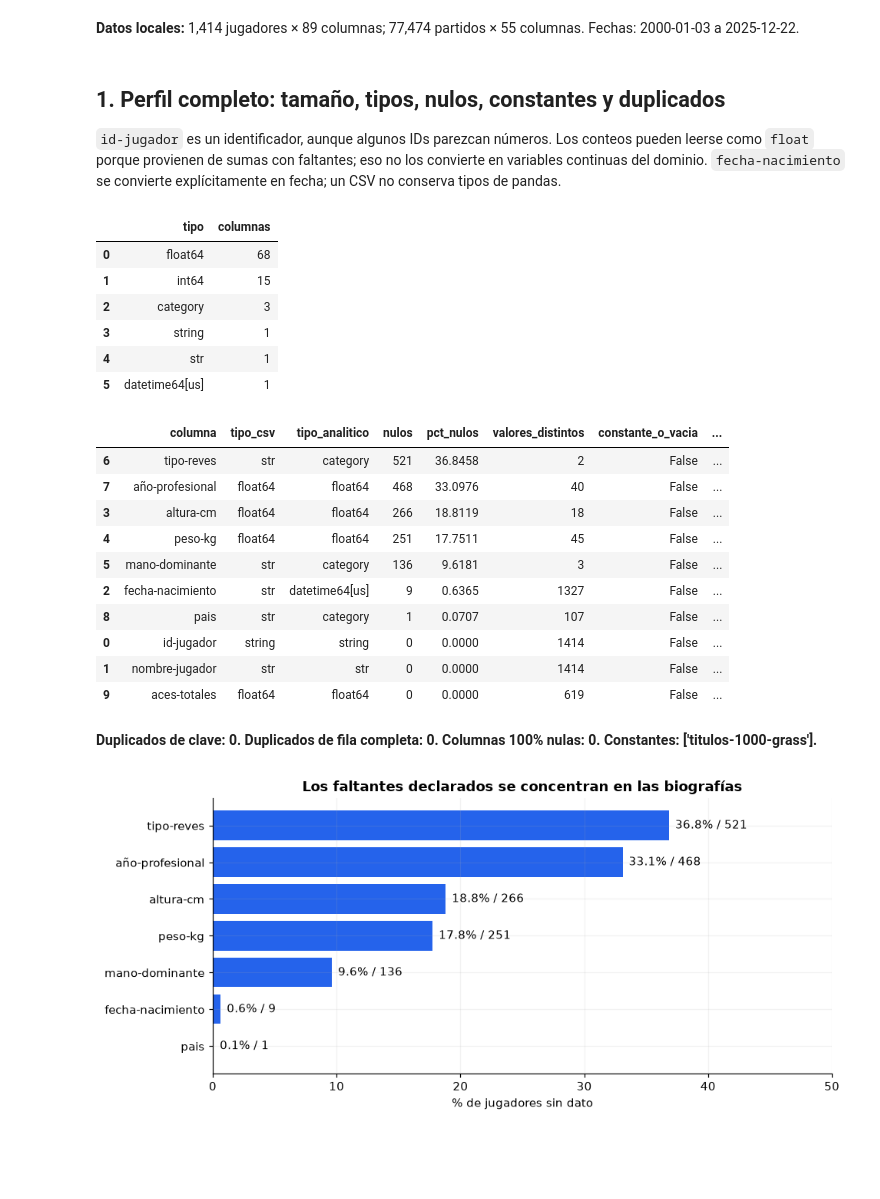
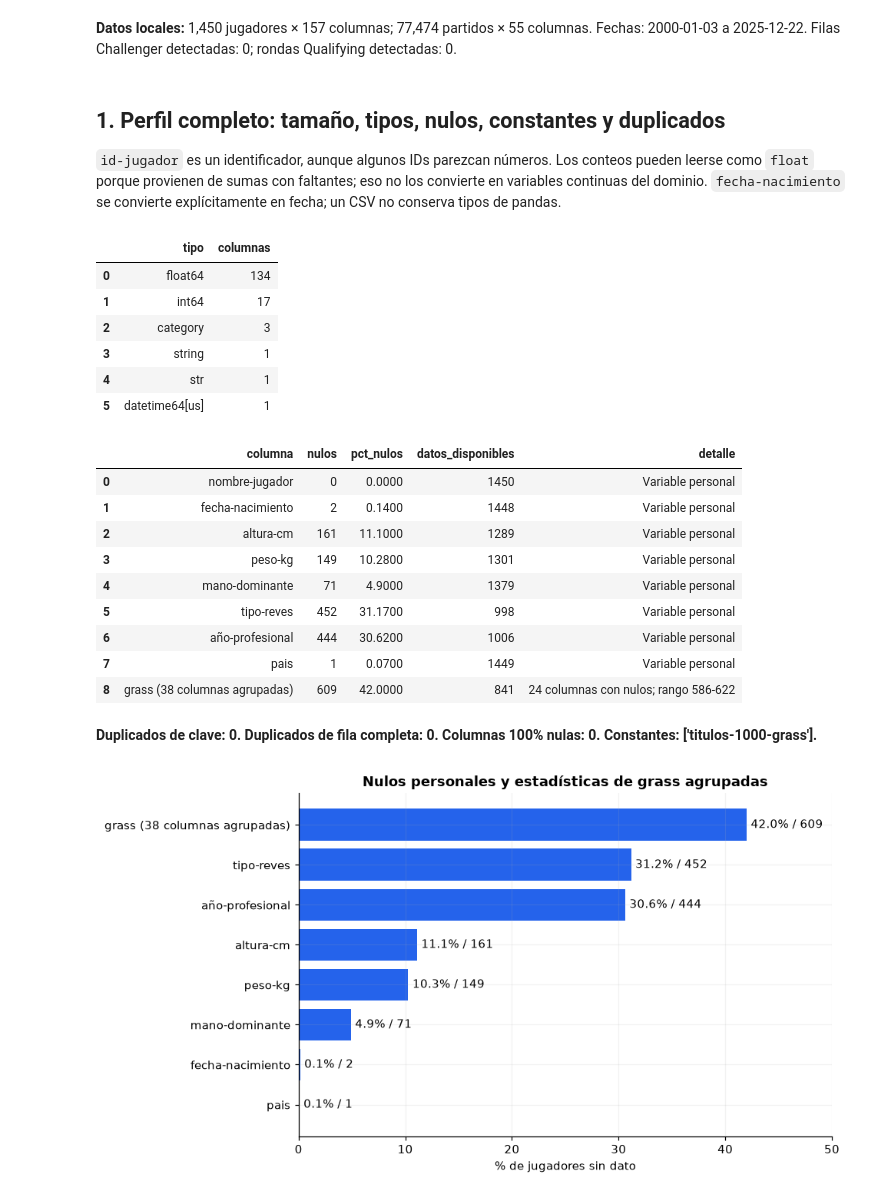
Before and after one commit to Rami195/ATP, a Jupyter notebook: entrega2/EDA_ATP_Entrega2.ipynb, the cells around one changed output. Cells and saved outputs as stored; diff of their text form; code cells hidden in the pictures; blank space fills up the shorter version.

Commit message:
Actualiza Silver por superficie y EDA de estilos ATP

```diff
--- a/entrega2/EDA_ATP_Entrega2.ipynb
+++ b/entrega2/EDA_ATP_Entrega2.ipynb
@@ -33,6 +30,6 @@ mejoras predictivas. La comparación entre modelos corresponde a Entrega 3.
 # %%
 from pathlib import Path
-import hashlib, json, platform, importlib.metadata
+import hashlib
 import numpy as np
 import pandas as pd
 import matplotlib.pyplot as plt
@@ -73,7 +70,7 @@ def grafico(nombre):
 # Divide solamente cuando el denominador es positivo.
 def division(n, d): return n / d.where(d > 0)
 
-df_csv = pd.read_csv(RUTAS['jugadores'], dtype={'id-jugador': 'string'})
+df_csv = pd.read_csv(RUTAS['jugadores'], dtype={'id-jugador': 'string'}, low_memory=False)
 df = df_csv.copy()
 df['fecha-nacimiento'] = pd.to_datetime(df['fecha-nacimiento'], errors='coerce')
 for c in ['mano-dominante', 'tipo-reves', 'pais']:
@@ -83,11 +80,14 @@ partidos['fecha'] = pd.to_datetime(partidos['fecha'], errors='coerce')
 partidos['anio'] = partidos['fecha'].dt.year
 assert df['id-jugador'].notna().all() and df['id-jugador'].is_unique
 assert partidos['id_partido'].is_unique
+n_challenger = int(partidos.tourney_level.astype(str).eq('C').sum())
+n_qualy = int(partidos['round'].astype(str).str.fullmatch(r'Q[1-4]').sum())
 texto(f'**Datos locales:** {len(df):,} jugadores × {df.shape[1]} columnas; '
       f'{len(partidos):,} partidos × {partidos.shape[1]} columnas. '
-      f'Fechas: {partidos.fecha.min():%Y-%m-%d} a {partidos.fecha.max():%Y-%m-%d}.')
+      f'Fechas: {partidos.fecha.min():%Y-%m-%d} a {partidos.fecha.max():%Y-%m-%d}.  '
+      f'Filas Challenger detectadas: {n_challenger:,}; rondas Qualifying detectadas: {n_qualy:,}.')
 # %% [output]
-**Datos locales:** 1,414 jugadores × 89 columnas; 77,474 partidos × 55 columnas. Fechas: 2000-01-03 a 2025-12-22.
+**Datos locales:** 1,450 jugadores × 157 columnas; 77,474 partidos × 55 columnas. Fechas: 2000-01-03 a 2025-12-22.  Filas Challenger detectadas: 0; rondas Qualifying detectadas: 0.
 # %% [markdown]
 ## 1. Perfil completo: tamaño, tipos, nulos, constantes y duplicados
 
@@ -98,46 +98,70 @@ explícitamente en fecha; un CSV no conserva tipos de pandas.
 # %%
 perfil = pd.DataFrame({'columna': df.columns, 'tipo_csv': df_csv.dtypes.astype(str).values,
     'tipo_analitico': df.dtypes.astype(str).values, 'nulos': df.isna().sum().values,
     'pct_nulos': 100 * df.isna().mean().values,
     'valores_distintos': df.nunique(dropna=True).values})
 perfil['constante_o_vacia'] = perfil['valores_distintos'] <= 1
 perfil['asimetria'] = perfil['columna'].map(df.select_dtypes('number').skew())
-exportar(perfil, 'perfil_89_columnas', False)
+exportar(perfil, 'perfil_columnas_silver', False)
 display(pd.DataFrame({'tipo': df.dtypes.astype(str).value_counts().index,
                      'columnas': df.dtypes.astype(str).value_counts().values}))
-display(perfil.sort_values('pct_nulos', ascending=False).head(10))
+
+columnas_personales = ['nombre-jugador', 'fecha-nacimiento', 'altura-cm', 'peso-kg',
+                       'mano-dominante', 'tipo-reves', 'año-profesional', 'pais']
+nulos_personales = perfil.set_index('columna').loc[columnas_personales, ['nulos', 'pct_nulos']].reset_index()
+nulos_personales['datos_disponibles'] = len(df) - nulos_personales['nulos']
+nulos_personales['detalle'] = 'Variable personal'
+
+perfil_grass = perfil.loc[perfil.columna.str.endswith('-grass')].copy()
+grass_con_nulos = perfil_grass.loc[perfil_grass.nulos.gt(0)]
+nulos_grass_tipicos = int(grass_con_nulos.nulos.mode().iloc[0])
+resumen_grass = pd.DataFrame([{
+    'columna': f'grass ({len(perfil_grass)} columnas agrupadas)',
+    'nulos': nulos_grass_tipicos,
+    'pct_nulos': 100 * nulos_grass_tipicos / len(df),
+    'datos_disponibles': len(df) - nulos_grass_tipicos,
+    'detalle': (f'{len(grass_con_nulos)} columnas con nulos; rango '
+                f'{int(grass_con_nulos.nulos.min())}-{int(grass_con_nulos.nulos.max())}')
+}])
+resumen_nulos_eda = pd.concat([nulos_personales, resumen_grass], ignore_index=True)
+resumen_nulos_eda['pct_nulos'] = resumen_nulos_eda['pct_nulos'].round(2)
+display(resumen_nulos_eda)
+exportar(resumen_nulos_eda, 'resumen_nulos_eda', False)
+
 constantes = perfil.loc[perfil.constante_o_vacia, 'columna'].tolist()
 texto(f'**Duplicados de clave: {df["id-jugador"].duplicated().sum()}. '
       f'Duplicados de fila completa: {df.duplicated().sum()}. '
       f'Columnas 100% nulas: {df.isna().all().sum()}. Constantes: {constantes}.**')
 assert (df['partidos-totales'] == df['victorias-totales'] + df['derrotas-totales']).all()
-for m in ['partidos', 'victorias', 'derrotas']:
+for m in ['partidos', 'victorias', 'derrotas', 'partidos-validos', 'partidos-validos-resto']:
     assert np.allclose(df[f'{m}-totales'], df[[f'{m}-{s}' for s in ['cemento','clay','grass']]].sum(axis=1))
-fig, ax = plt.subplots()
-nulos = perfil.query('nulos > 0').sort_values('pct_nulos')
-ax.barh(nulos.columna, nulos.pct_nulos, color=AZUL)
-for i,v in enumerate(nulos.pct_nulos): ax.text(v+.5, i, f'{v:.1f}% / {int(nulos.iloc[i].nulos)}', va='center')
-ax.set(xlabel='% de jugadores sin dato', title='Los faltantes declarados se concentran en las biografías', xlim=(0,50))
+
+fig, ax = plt.subplots(figsize=(9,5))
+nulos_grafico = resumen_nulos_eda.loc[resumen_nulos_eda.nulos.gt(0)].sort_values('pct_nulos')
+ax.barh(nulos_grafico.columna, nulos_grafico.pct_nulos, color=AZUL)
+for i,v in enumerate(nulos_grafico.pct_nulos):
+    ax.text(v+.4, i, f'{v:.1f}% / {int(nulos_grafico.iloc[i].nulos)}', va='center')
+ax.set(xlabel='% de jugadores sin dato',
+       title='Nulos personales y estadísticas de grass agrupadas', xlim=(0,50))
 grafico('01_nulos')
 # %% [output]
 |  | tipo | columnas |
-| 0 | float64 | 68 |
-| 1 | int64 | 15 |
+| 0 | float64 | 134 |
+| 1 | int64 | 17 |
 | 2 | category | 3 |
 | 3 | string | 1 |
 | 4 | str | 1 |
 | 5 | datetime64[us] | 1 |
-|  | columna | tipo_csv | tipo_analitico | nulos | pct_nulos | valores_distintos | constante_o_vacia | ... |
-| 6 | tipo-reves | str | category | 521 | 36.8458 | 2 | False | ... |
-| 7 | año-profesional | float64 | float64 | 468 | 33.0976 | 40 | False | ... |
-| 3 | altura-cm | float64 | float64 | 266 | 18.8119 | 18 | False | ... |
-| 4 | peso-kg | float64 | float64 | 251 | 17.7511 | 45 | False | ... |
-| 5 | mano-dominante | str | category | 136 | 9.6181 | 3 | False | ... |
-| 2 | fecha-nacimiento | str | datetime64[us] | 9 | 0.6365 | 1327 | False | ... |
-| 8 | pais | str | category | 1 | 0.0707 | 107 | False | ... |
-| 0 | id-jugador | string | string | 0 | 0.0000 | 1414 | False | ... |
-| 1 | nombre-jugador | str | str | 0 | 0.0000 | 1414 | False | ... |
-| 9 | aces-totales | float64 | float64 | 0 | 0.0000 | 619 | False | ... |
+|  | columna | nulos | pct_nulos | datos_disponibles | detalle |
+| 0 | nombre-jugador | 0 | 0.0000 | 1450 | Variable personal |
+| 1 | fecha-nacimiento | 2 | 0.1400 | 1448 | Variable personal |
+| 2 | altura-cm | 161 | 11.1000 | 1289 | Variable personal |
+| 3 | peso-kg | 149 | 10.2800 | 1301 | Variable personal |
+| 4 | mano-dominante | 71 | 4.9000 | 1379 | Variable personal |
+| 5 | tipo-reves | 452 | 31.1700 | 998 | Variable personal |
+| 6 | año-profesional | 444 | 30.6200 | 1006 | Variable personal |
+| 7 | pais | 1 | 0.0700 | 1449 | Variable personal |
+| 8 | grass (38 columnas agrupadas) | 609 | 42.0000 | 841 | 24 columnas con nulos; rango 586-622 |
 **Duplicados de clave: 0. Duplicados de fila completa: 0. Columnas 100% nulas: 0. Constantes: ['titulos-1000-grass'].**
-[figure, old version]
+[figure, new version]
 # %% [markdown]
```
Also changed, not shown: parts of 24 cells of this notebook, 5 other files.
